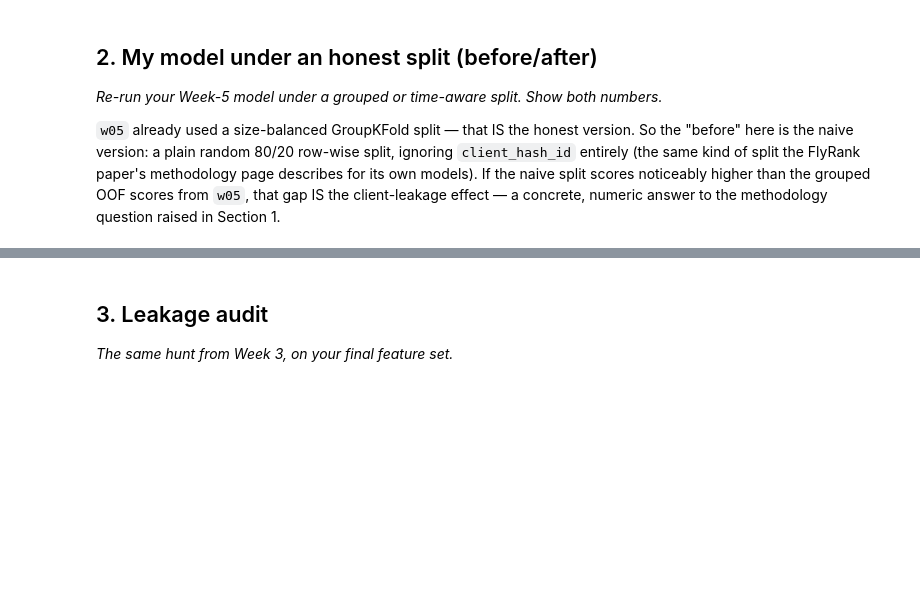
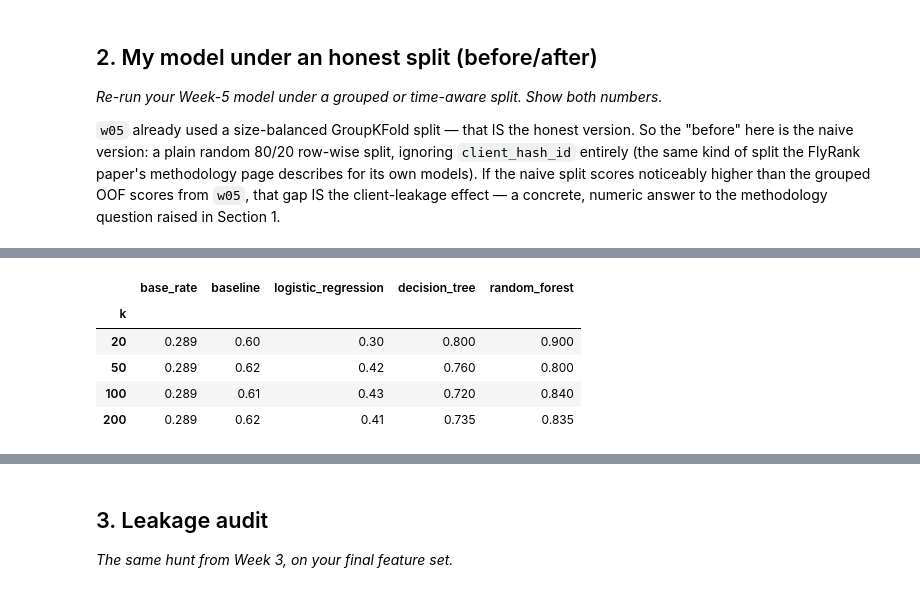
Before and after one commit to MissNaliaka/SEO-Content-Opportunity-Scoring, a Jupyter notebook: work/notebooks/w06_validation_audit.ipynb, the cells around one changed output, grey strips where cells are left out. Drawn from its saved outputs; the diff is of its cells as text; code cells hidden in the pictures; blank space fills up the shorter version.

```diff
--- a/work/notebooks/w06_validation_audit.ipynb
+++ b/work/notebooks/w06_validation_audit.ipynb
@@ -30,0 +133,18 @@ Two questions the write-up doesn't answer. First: what's the base rate? 71% accu
+# %%
+RANDOM_STATE = 42
+N_FOLDS = 5
+
+client_sizes = model_df.groupby("client_hash_id").size().sort_values(ascending=False)
+fold_totals = np.zeros(N_FOLDS, dtype=int)
+client_to_fold = {}
+for client, size in client_sizes.items():
+    smallest_fold = int(np.argmin(fold_totals))
+    client_to_fold[client] = smallest_fold
+    fold_totals[smallest_fold] += size
+
+print("Rows per fold after size-balancing:")
+for f in range(N_FOLDS):
+    n_clients = sum(1 for v in client_to_fold.values() if v == f)
+    print(f"  fold {f}: {fold_totals[f]:>7,} rows across {n_clients} clients")
+
+model_df["fold"] = model_df["client_hash_id"].map(client_to_fold)
@@ -30,0 +158,69 @@ Two questions the write-up doesn't answer. First: what's the base rate? 71% accu
+# %%
+from sklearn.linear_model import LogisticRegression
+from sklearn.tree import DecisionTreeClassifier
+from sklearn.ensemble import RandomForestClassifier
+from sklearn.preprocessing import StandardScaler
+from sklearn.pipeline import Pipeline
+from sklearn.inspection import permutation_importance
+
+def build_matrix(frame, columns=None):
+    num = frame[numeric_features].apply(pd.to_numeric, errors="coerce").replace([np.inf, -np.inf], np.nan).fillna(0)
+    cat = frame[categorical_features].fillna("unknown").astype(str)
+    enc = pd.get_dummies(cat, prefix=categorical_features, dtype=float)
+    mat = pd.concat([num.reset_index(drop=True), enc.reset_index(drop=True)], axis=1)
+    if columns is not None:
+        mat = mat.reindex(columns=columns, fill_value=0)
+    return mat
+
+y = model_df["still_declining_may"].to_numpy()
+
+model_builders = {
+    "logistic_regression": lambda: Pipeline([
+        ("scaler", StandardScaler()),
+        ("clf", LogisticRegression(max_iter=1000, class_weight="balanced", random_state=RANDOM_STATE)),
+    ]),
+    "decision_tree": lambda: DecisionTreeClassifier(
+        max_depth=4, min_samples_leaf=200, class_weight="balanced", random_state=RANDOM_STATE
+    ),
+    "random_forest": lambda: RandomForestClassifier(
+        n_estimators=300, max_depth=8, min_samples_leaf=50,
+        class_weight="balanced_subsample", random_state=RANDOM_STATE, n_jobs=-1
+    ),
+}
+
+oof_scores = {name: np.zeros(len(model_df)) for name in model_builders}
+for f in range(N_FOLDS):
+    train_mask = model_df["fold"] != f
+    test_mask = model_df["fold"] == f
+    X_train = build_matrix(model_df[train_mask])
+    X_test = build_matrix(model_df[test_mask], columns=X_train.columns)
+    y_train = y[train_mask.to_numpy()]
+    for name, builder in model_builders.items():
+        model = builder()
+        model.fit(X_train, y_train)
+        oof_scores[name][test_mask.to_numpy()] = model.predict_proba(X_test)[:, 1]
+    print(f"fold {f}: train rows={train_mask.sum():,}  test rows={test_mask.sum():,}")
+
+# baseline score, w04's exact rule, recomputed here
+visible = model_df["impressions_90d"] >= 500
+position_ok = (model_df["avg_position_90d"] > 0) & (model_df["avg_position_90d"] <= 20)
+ctr_low = model_df["ctr"] < 0.4
+declining = model_df["is_declining"] == 1
+flag = visible & position_ok & ctr_low & declining
+baseline_score = np.where(flag, model_df["impressions_90d"], 0)
+print(f"\nBaseline flagged: {flag.sum():,} / {len(model_df):,}")
+
+def precision_at_k(y_true, scores, k):
+    order = np.argsort(-np.asarray(scores))[:k]
+    return float(np.asarray(y_true)[order].mean())
+
+rows = []
+for k in [20, 50, 100, 200]:
+    row = {"k": k, "base_rate": round(y.mean(), 3), "baseline": round(precision_at_k(y, baseline_score, k), 3)}
+    for name in model_builders:
+        row[name] = round(precision_at_k(y, oof_scores[name], k), 3)
+    rows.append(row)
+
+comparison_table = pd.DataFrame(rows).set_index("k")
+comparison_table
+# %% [output]
@@ -31,3 +234,9 @@ Two questions the write-up doesn't answer. First: what's the base rate? 71% accu
+|  | base_rate | baseline | logistic_regression | decision_tree | random_forest |
+| k |  |  |  |  |  |
+| 20 | 0.289 | 0.60 | 0.30 | 0.800 | 0.900 |
+| 50 | 0.289 | 0.62 | 0.42 | 0.760 | 0.800 |
+| 100 | 0.289 | 0.61 | 0.43 | 0.720 | 0.840 |
+| 200 | 0.289 | 0.62 | 0.41 | 0.735 | 0.835 |
 # %%
 # This cell is for CODE (numbers, a query, a check).
 # Write your text answer in the cell ABOVE this one — typing sentences here breaks Run All.
```
Also changed, not shown: parts of 6 cells of this notebook.
